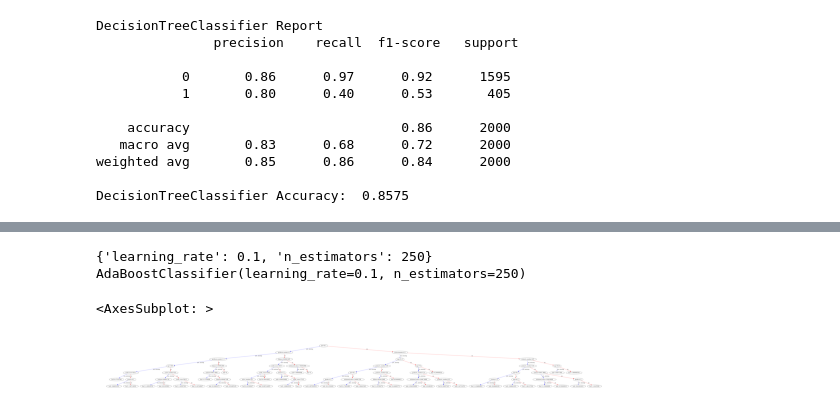
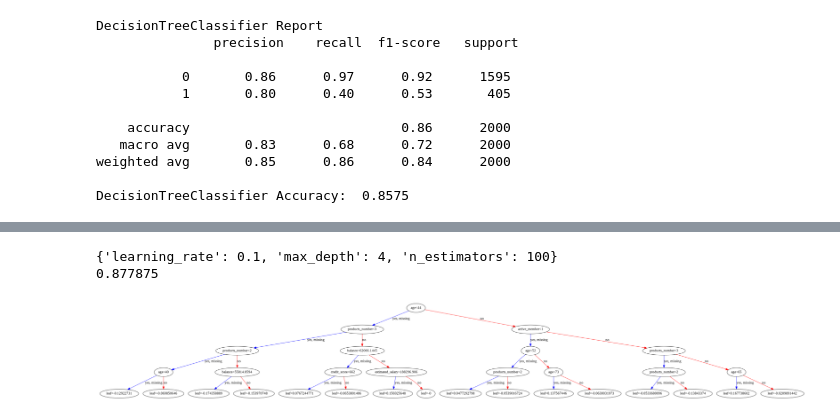
Before and after one commit to SBodapati11/Tree-Classification, a Jupyter notebook: Tree Classification.ipynb, the cells around one changed output, grey strips where cells are left out. Drawn from its saved outputs; the diff is of its cells as text; code cells hidden in the pictures.

Commit message:
Code is done with all 4 models and their visualizations

```diff
--- a/Tree Classification.ipynb
+++ b/Tree Classification.ipynb
@@ -299,9 +345,10 @@ plt.show()
 # %%
-# Create the AdaBoostClassifier object
-adb = AdaBoostClassifier()
+# Create the AdaBoostClassifier object with the best parameters
+n_estimators = 250
+adb = AdaBoostClassifier(n_estimators=n_estimators, learning_rate=0.1)
 
 # Train AdaBoostClassifier on X_train and Y_train
-adb.fit(X_train, Y_train)
+adb = adb.fit(X_train,Y_train)
 
 # Predict the response for test data
 predictions = adb.predict(X_test)
@@ -345,22 +391,27 @@ plt.show()
-# %%
-# AdaBoost hyperparameter tuning
-parameters = {
-    'n_estimators':[10, 50, 100, 250, 500],
-    'learning_rate':[0.0001, 0.001, 0.01, 0.1]
-}
-
-# Use GridSearch to find best hyperparams
-grid = GridSearchCV(adb, param_grid=parameters, cv=5, n_jobs=-1)
-grid.fit(X_train, Y_train)
-
-print(grid.best_params_)
-print(grid.best_estimator_)
-# %% [output]
-{'learning_rate': 0.1, 'n_estimators': 250}
-AdaBoostClassifier(learning_rate=0.1, n_estimators=250)
+# %%
+# XGBClassifier hyperparameter tuning
+# Find the best parameters for the XGBClassifier
+
+# Create the XGBClassifier object
+xgb = xgboost.XGBClassifier(n_jobs=multiprocessing.cpu_count() // 2)
+
+parameters = {'max_depth': [2,4,6],
+              'n_estimators':[10, 50, 100, 250, 500],
+              'learning_rate':[0.0001, 0.001, 0.01, 0.1]
+}
+
+# Use GridSearch to find best hyperparams
+grid = GridSearchCV(xgb, parameters,n_jobs=2)
+grid.fit(X_train, Y_train)
+
+print(grid.best_params_)
+print(grid.score(X_train, Y_train))
+# %% [output]
+{'learning_rate': 0.1, 'max_depth': 4, 'n_estimators': 100}
+0.877875
 # %%
 # Create the XGBClassifier object
-xgb = xgb.XGBClassifier()
+xgb = xgboost.XGBClassifier(max_depth=4, learning_rate=0.1, n_estimators=250)
 
 # Train XGBClassifier on X_train and Y_train
 xgb.fit(X_train, Y_train)
@@ -370,10 +421,11 @@ predictions = xgb.predict(X_test)
 predicted_probs = xgb.predict_proba(X_test)
 # %%
 # Visualize XGBoost
-plot_tree(xgb)
+plot_tree(xgb, num_trees=1)
+fig = plt.gcf()
+fig.set_size_inches(30, 15)
 # %% [output]
-<AxesSubplot: >
-[figure, old version]
+[figure, new version]
 # %%
 print('XGBoost Classification Report\n', classification_report(Y_test, predictions))
 print('XGBoost Accuracy: ', accuracy_score(Y_test, predictions))
```
Also changed, not shown: parts of 16 cells of this notebook.
